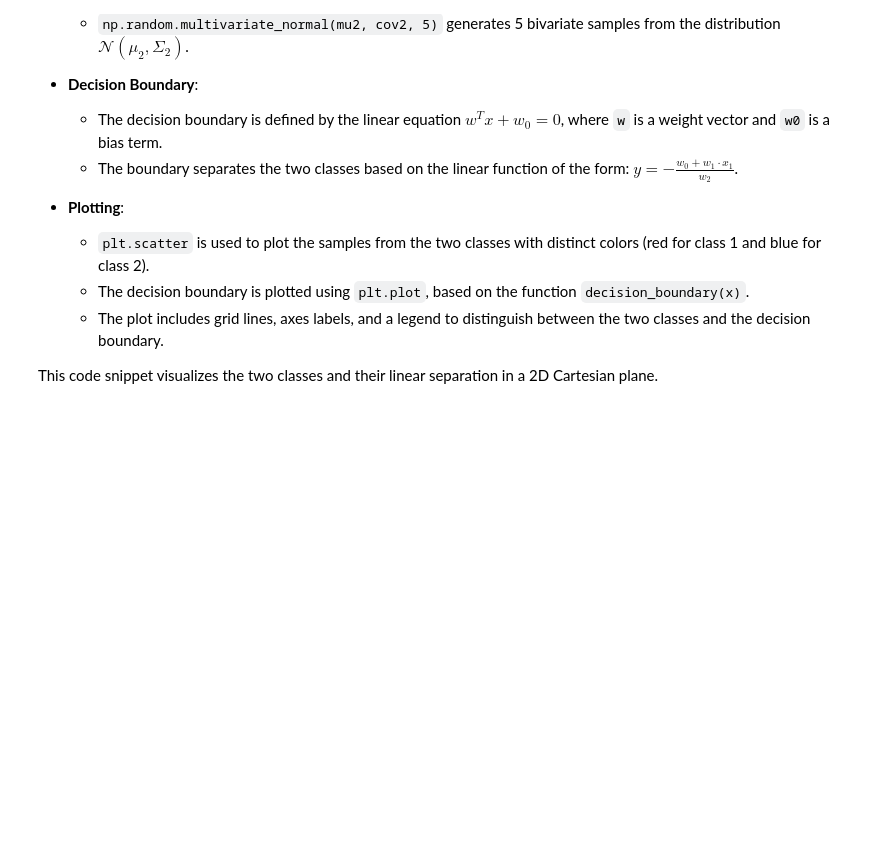
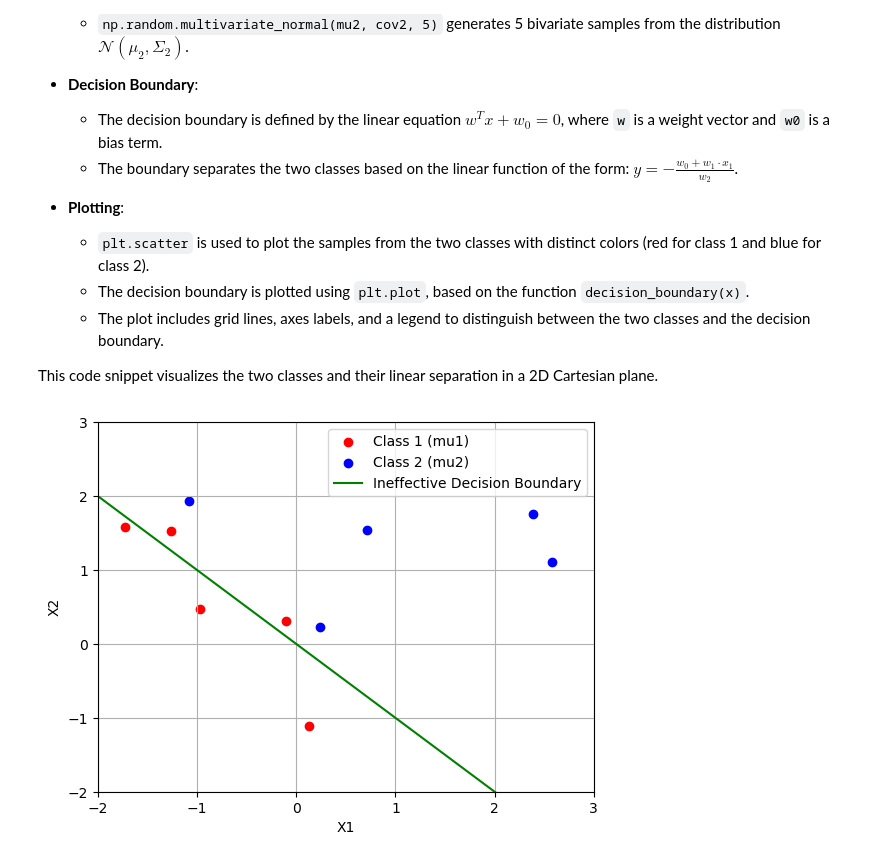
Before and after one commit to tihassfjord/RepDatWest, a Jupyter notebook: weeklyexercises/set3/exercise3.ipynb, the cells around one changed output. Cells and saved outputs as stored; diff of their text form; code cells hidden in the pictures; blank space fills up the shorter version.

```diff
--- a/weeklyexercises/set3/exercise3.ipynb
+++ b/weeklyexercises/set3/exercise3.ipynb
@@ -136,3 +244,48 @@ Accuracy: 70.0%
   - The plot includes grid lines, axes labels, and a legend to distinguish between the two classes and the decision boundary.
 
 This code snippet visualizes the two classes and their linear separation in a 2D Cartesian plane.
+# %%
+import numpy as np
+
+import matplotlib.pyplot as plt
+
+# Define the mean vectors and covariance matrices
+mu1 = np.array([0, 0])
+mu2 = np.array([1, 1])
+sigma1 = np.eye(2)  # Identity matrix for Σ1
+sigma2 = np.eye(2)  # Identity matrix for Σ2
+
+# Generate five samples from each distribution
+np.random.seed(30)  # For reproducibility
+samples1 = np.random.multivariate_normal(mu1, sigma1, 5)
+samples2 = np.random.multivariate_normal(mu2, sigma2, 5)
+
+# Plot the samples on a Cartesian plane
+plt.scatter(samples1[:, 0], samples1[:, 1], color='red', label='Class 1 (mu1)')
+plt.scatter(samples2[:, 0], samples2[:, 1], color='blue', label='Class 2 (mu2)')
+
+# Define the ineffective decision boundary
+w = np.array([1, 1])  # Weight vector
+w0 = 0  # Bias term
+
+# Calculate the decision boundary line: w^T x + w0 = 0 -> x2 = (-w0 - w1*x1)/w2
+x_vals = np.linspace(-2, 3, 100)
+y_vals = (-w0 - w[0] * x_vals) / w[1]
+
+# Plot the decision boundary line
+plt.plot(x_vals, y_vals, label='Ineffective Decision Boundary', color='green')
+
+# Set the x-axis and y-axis limits
+plt.xlim([-2, 3])
+plt.ylim([-2, 3])
+
+# Add grid lines, axes labels, and a legend
+plt.grid(True)
+plt.xlabel('X1')
+plt.ylabel('X2')
+plt.legend()
+
+# Show the plot
+plt.show()
+# %% [output]
+[figure, added]
```
Also changed, not shown: parts of 10 cells of this notebook, 2 other files.
